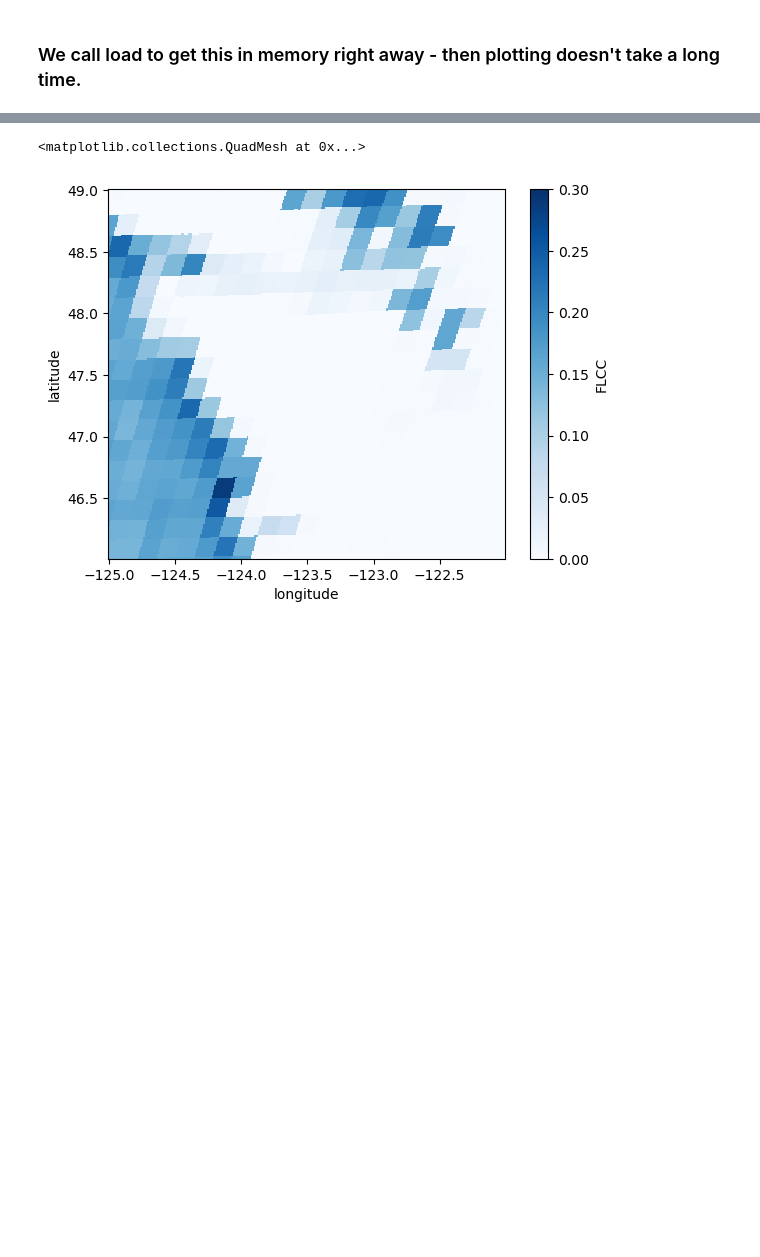
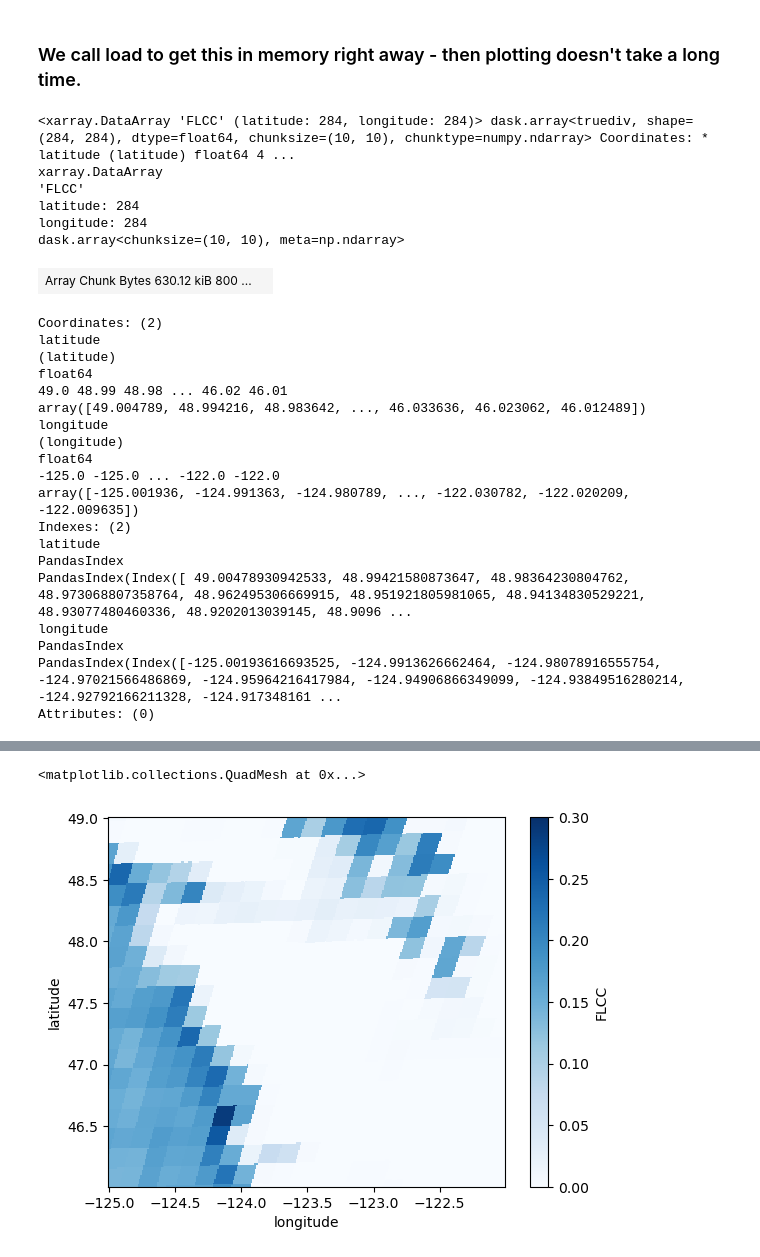
Before and after one commit to autumn-yng/summerfog, a Jupyter notebook: goes/goes_analyze.ipynb, the cells around one changed output, grey strips where cells are left out. Cells and saved outputs as stored; diff of their text form; code cells hidden in the pictures; blank space fills up the shorter version.

```diff
--- a/goes/goes_analyze.ipynb
+++ b/goes/goes_analyze.ipynb
@@ -79,4 +157,32 @@ ds['FLCC'] = (ds['HT'] < 400).astype(int)
 # %%
 FLCC_freq = (
     ds['FLCC'].sum(dim='time') / ds['time'].size
-).load()
+)
+FLCC_freq
+# %% [output]
+<xarray.DataArray 'FLCC' (latitude: 284, longitude: 284)> dask.array<truediv, shape=(284, 284), dtype=float64, chunksize=(10, 10), chunktype=numpy.ndarray> Coordinates: * latitude (latitude) float64 4 ...
+xarray.DataArray
+'FLCC'
+latitude: 284
+longitude: 284
+dask.array<chunksize=(10, 10), meta=np.ndarray>
+| Array Chunk Bytes 630.12 kiB 800 ... |  |
+Coordinates: (2)
+latitude
+(latitude)
+float64
+49.0 48.99 48.98 ... 46.02 46.01
+array([49.004789, 48.994216, 48.983642, ..., 46.033636, 46.023062, 46.012489])
+longitude
+(longitude)
+float64
+-125.0 -125.0 ... -122.0 -122.0
+array([-125.001936, -124.991363, -124.980789, ..., -122.030782, -122.020209, -122.009635])
+Indexes: (2)
+latitude
+PandasIndex
+PandasIndex(Index([ 49.00478930942533, 48.99421580873647, 48.98364230804762, 48.973068807358764, 48.962495306669915, 48.951921805981065, 48.94134830529221, 48.93077480460336, 48.9202013039145, 48.9096 ...
+longitude
+PandasIndex
+PandasIndex(Index([-125.00193616693525, -124.9913626662464, -124.98078916555754, -124.97021566486869, -124.95964216417984, -124.94906866349099, -124.93849516280214, -124.92792166211328, -124.917348161 ...
+Attributes: (0)
```
Also changed, not shown: parts of 10 cells of this notebook, 1 other file.
